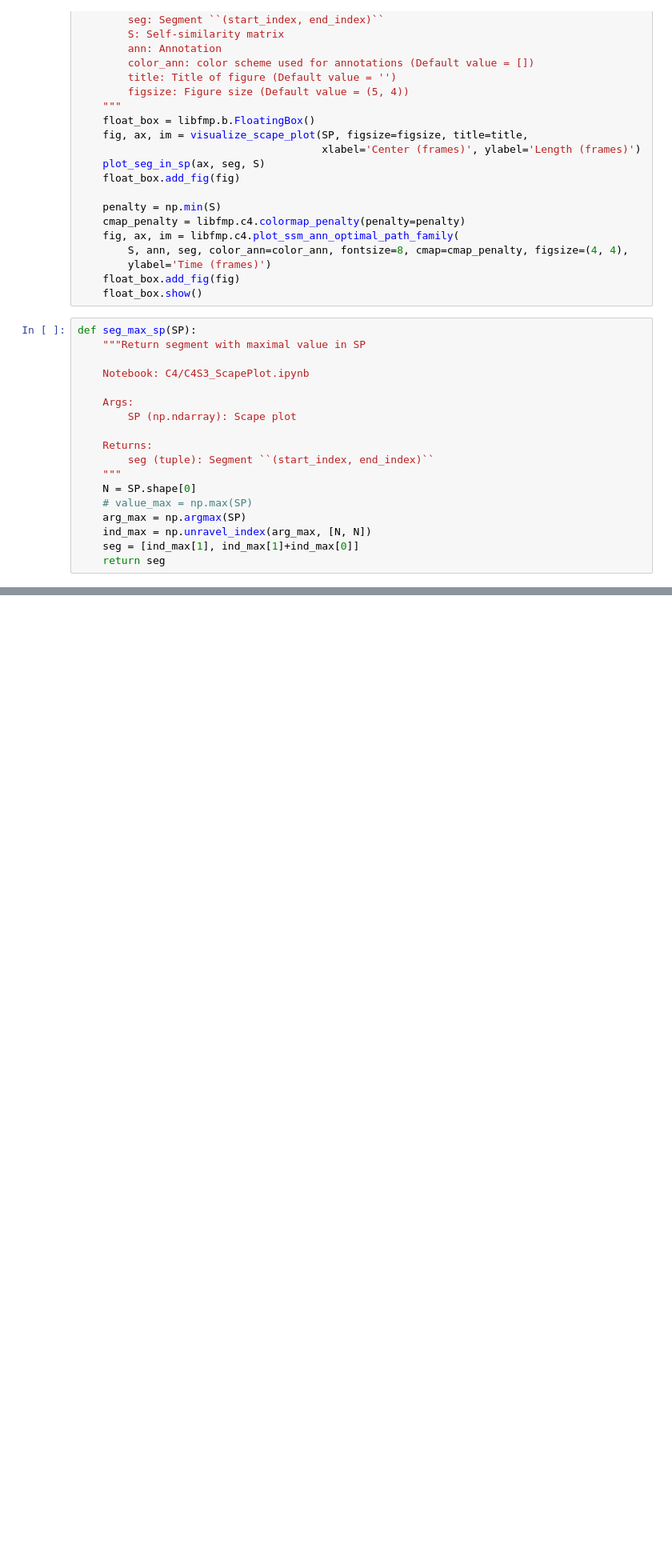
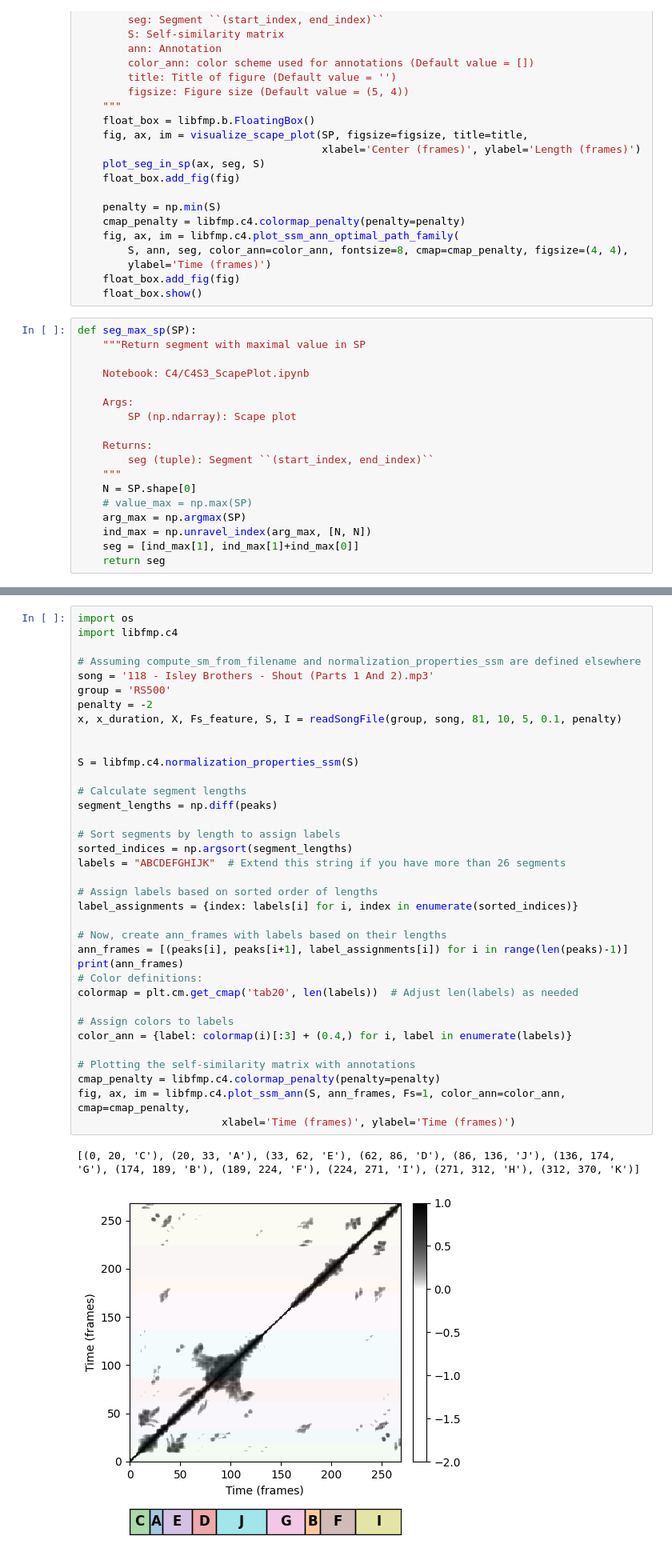
Before and after one commit to Dazzid/Boomy_MIR, a Jupyter notebook: src/structure.ipynb, the cells around one changed output, grey strips where cells are left out. Shown: that part at 80% size. Saved outputs shown, nothing was run; the diff lists cells and outputs as text; blank space fills up the shorter version.

```diff
--- a/src/structure.ipynb
+++ b/src/structure.ipynb
@@ -392,5 +410,44 @@ def check_segment(seg, S, collection, name = 'segment_analysis', verbose = False
 
     #print(f'Data saved to JSON file: {file_path}')
     return path_family
+# %%
+import os
+import libfmp.c4
+
+# Assuming compute_sm_from_filename and normalization_properties_ssm are defined elsewhere
+song = '118 - Isley Brothers - Shout (Parts 1 And 2).mp3'
+group = 'RS500'
+penalty = -2
+x, x_duration, X, Fs_feature, S, I = readSongFile(group, song, 81, 10, 5, 0.1, penalty)
+
+
+S = libfmp.c4.normalization_properties_ssm(S)
+
+# Calculate segment lengths
+segment_lengths = np.diff(peaks)
+
+# Sort segments by length to assign labels
+sorted_indices = np.argsort(segment_lengths)
+labels = "ABCDEFGHIJK"  # Extend this string if you have more than 26 segments
+
+# Assign labels based on sorted order of lengths
+label_assignments = {index: labels[i] for i, index in enumerate(sorted_indices)}
+
+# Now, create ann_frames with labels based on their lengths
+ann_frames = [(peaks[i], peaks[i+1], label_assignments[i]) for i in range(len(peaks)-1)]
+print(ann_frames)
+# Color definitions:
+colormap = plt.cm.get_cmap('tab20', len(labels))  # Adjust len(labels) as needed
+
+# Assign colors to labels
+color_ann = {label: colormap(i)[:3] + (0.4,) for i, label in enumerate(labels)}
+
+# Plotting the self-similarity matrix with annotations
+cmap_penalty = libfmp.c4.colormap_penalty(penalty=penalty)
+fig, ax, im = libfmp.c4.plot_ssm_ann(S, ann_frames, Fs=1, color_ann=color_ann, cmap=cmap_penalty,
+                       xlabel='Time (frames)', ylabel='Time (frames)')
+# %% [output]
+[(0, 20, 'C'), (20, 33, 'A'), (33, 62, 'E'), (62, 86, 'D'), (86, 136, 'J'), (136, 174, 'G'), (174, 189, 'B'), (189, 224, 'F'), (224, 271, 'I'), (271, 312, 'H'), (312, 370, 'K')]
+[figure, added]
 # %%
 SP_all = compute_fitness_scape_plot(S)
```
Also changed, not shown: parts of 16 cells of this notebook.
